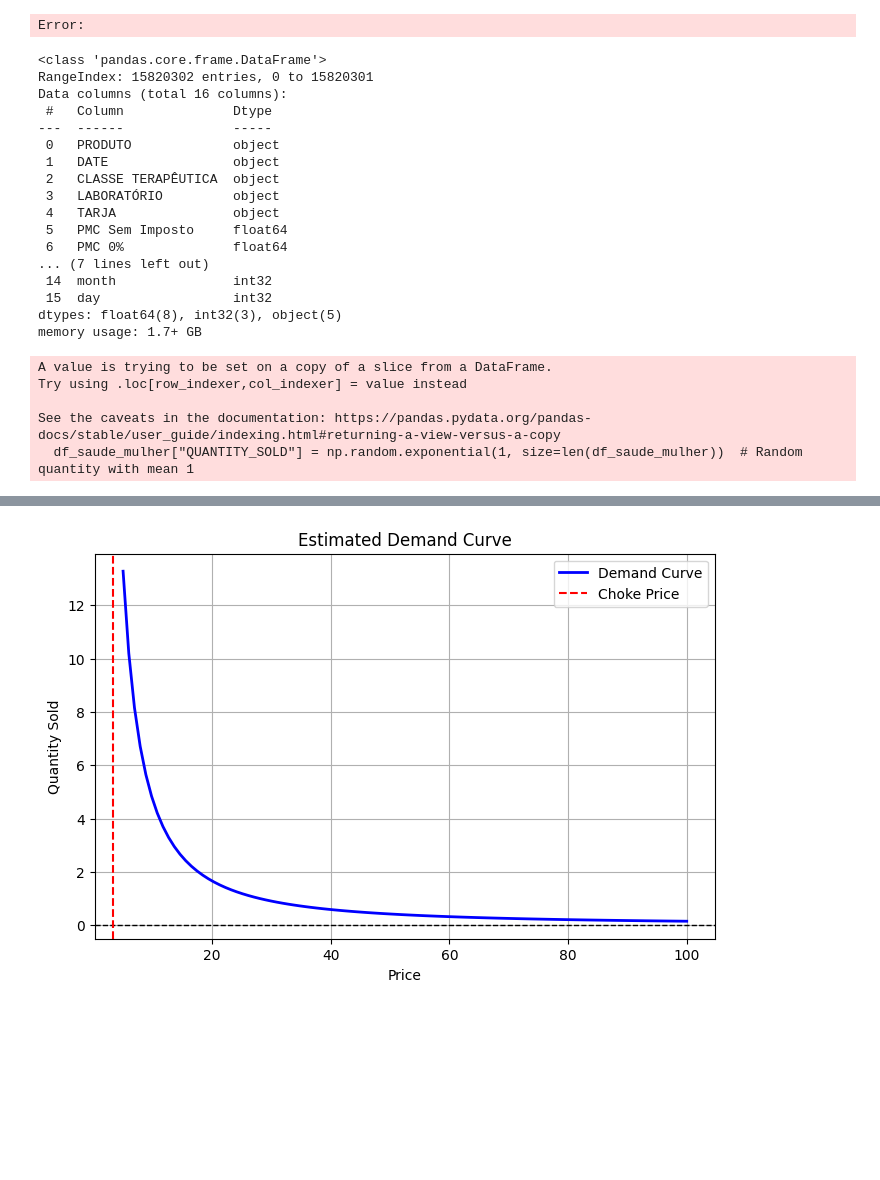
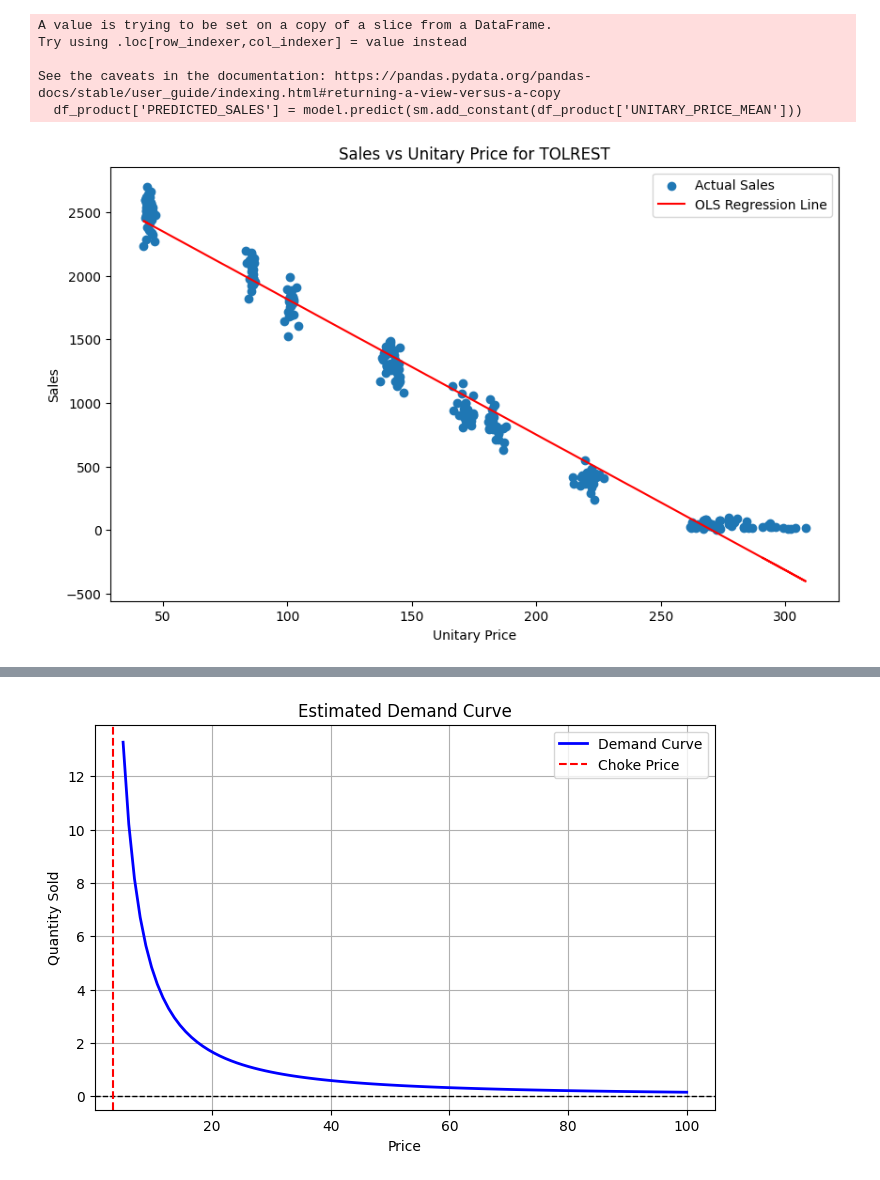
Before and after one commit to Jailsonrs/PricingSLM, a Jupyter notebook: models/modelling.ipynb, the cells around one changed output, grey strips where cells are left out. Drawn from its saved outputs; the diff is of its cells as text; code cells hidden in the pictures; blank space fills up the shorter version.

Commit message:
elasticity modelling

```diff
--- a/models/modelling.ipynb
+++ b/models/modelling.ipynb
@@ -120,0 +19,2 @@ See the caveats in the documentation: https://pandas.pydata.org/pandas-docs/stab
+# %%
+df_train_less_500k["REVENUE"] = df_train_less_500k["UNITARY_PRICE"] * df_train_less_500k["QUANTITY_SOLD"]
@@ -121,19 +27,24 @@ See the caveats in the documentation: https://pandas.pydata.org/pandas-docs/stab
 # %%
 # Generate a slope for each unique product in order of appearance
+
+intercept = 40
+error_std = 5
 product_slopes = pd.Series(
-    np.random.uniform(-1.5, -0.1, size=df_train['PRODUTO'].nunique()),
-    index=df_train['PRODUTO'].unique()
+    np.random.uniform(-1.2, -0.1, size = df_train_less_500k['PRODUTO'].nunique()),
+    index=df_train_less_500k['PRODUTO'].unique()
 )
 
 # Generate noise for each product group (aligned with original DataFrame)
-noise = df_train.groupby('PRODUTO', sort=False)['PRODUTO'].transform(
-    lambda x: np.random.normal(60, 3, len(x))
+noise = df_train_less_500k.groupby('PRODUTO', sort=False)['PRODUTO'].transform(
+    lambda x: np.random.normal(60, 15, len(x))
 )
 
 # Vectorized computation of QUANTITY_SOLD with non-negativity constraint
-df_train['QUANTITY_SOLD'] = np.maximum(
+df_train_less_500k['QUANTITY_SOLD'] = np.maximum(
     0,  # Ensure quantity sold is at least 0
-    intercept
-    + df_train['PRODUTO'].map(product_slopes) * df_train['UNITARY_PRICE']
-    + noise
+    np.round(  # Round to nearest integer
+        intercept
+        + df_train_less_500k['PRODUTO'].map(product_slopes) * df_train_less_500k['UNITARY_PRICE']
+        + noise
+    )
 )
@@ -139,0 +57,9 @@ df_train['QUANTITY_SOLD'] = np.maximum(
+# %%
+df_train_less_500k_positive_sales = df_train_less_500k[df_train_less_500k['QUANTITY_SOLD']>0]
+# %%
+df_train_grouped = df_train_less_500k_positive_sales.groupby(["PRODUTO","PMC Sem Imposto","month","year","LABORATÓRIO", "CLASSE TERAPÊUTICA","TARJA"]).agg(
+    UNITARY_PRICE_MEAN=("UNITARY_PRICE", "mean"),
+    QUANTITY_SOLD_TOTAL=("QUANTITY_SOLD", "sum"),
+    TOTAL_REVENUE=("REVENUE", "sum")).reset_index()
+
+df_train_grouped[df_train_grouped['PRODUTO'] == 'TOLREST']
@@ -140,52 +100,28 @@ df_train['QUANTITY_SOLD'] = np.maximum(
 # %%
 #Choose one product, for example, 'BAYCUTEN N'
 
-product_name = 'A SAÚDE DA MULHER'
-df_product = df_train[df_train['PRODUTO'] == product_name]
+product_name = 'TOLREST'
+df_product = df_train_grouped[df_train_grouped['PRODUTO'] == product_name]
 
 # Fit an OLS model
-model = sm.OLS(df_product['QUANTITY_SOLD'], sm.add_constant(df_product['UNITARY_PRICE'])).fit()
+model = sm.OLS(df_product['QUANTITY_SOLD_TOTAL'], sm.add_constant(df_product['UNITARY_PRICE_MEAN'])).fit()
 
 # Predict the values
-df_product['PREDICTED_SALES'] = model.predict(sm.add_constant(df_product['UNITARY_PRICE']))
+df_product['PREDICTED_SALES'] = model.predict(sm.add_constant(df_product['UNITARY_PRICE_MEAN']))
 
 # Plot the scatterplot with the regression line
 plt.figure(figsize=(10, 6))
-plt.scatter(df_product['UNITARY_PRICE'], df_product['QUANTITY_SOLD'], label='Actual Sales')
-plt.plot(df_product['UNITARY_PRICE'], df_product['PREDICTED_SALES'], color='red', label='OLS Regression Line')
+plt.scatter(df_product['UNITARY_PRICE_MEAN'], df_product['QUANTITY_SOLD_TOTAL'], label='Actual Sales')
+plt.plot(df_product['UNITARY_PRICE_MEAN'], df_product['PREDICTED_SALES'], color='red', label='OLS Regression Line')
 plt.xlabel('Unitary Price')
 plt.ylabel('Sales')
 plt.title(f'Sales vs Unitary Price for {product_name}')
 plt.legend()
 plt.show()
 # %% [output]
-Error:
+A value is trying to be set on a copy of a slice from a DataFrame.
+Try using .loc[row_indexer,col_indexer] = value instead
+
+See the caveats in the documentation: https://pandas.pydata.org/pandas-docs/stable/user_guide/indexing.html#returning-a-view-versus-a-copy
+  df_product['PREDICTED_SALES'] = model.predict(sm.add_constant(df_product['UNITARY_PRICE_MEAN']))
+[figure, added]
-# %%
-#df_train[df_train['QUANTITY_SOLD'] > 0 ]
-df_train.info()
-# %% [output]
-<class 'pandas.core.frame.DataFrame'>
-RangeIndex: 15820302 entries, 0 to 15820301
-Data columns (total 16 columns):
- #   Column              Dtype
----  ------              -----
- 0   PRODUTO             object
- 1   DATE                object
- 2   CLASSE TERAPÊUTICA  object
- 3   LABORATÓRIO         object
- 4   TARJA               object
- 5   PMC Sem Imposto     float64
- 6   PMC 0%              float64
-... (7 lines left out)
- 14  month               int32
- 15  day                 int32
-dtypes: float64(8), int32(3), object(5)
-memory usage: 1.7+ GB
-# %%
-df_saude_mulher["QUANTITY_SOLD"] = np.random.exponential(1, size=len(df_saude_mulher))  # Random quantity with mean 1
-# %% [output]
-A value is trying to be set on a copy of a slice from a DataFrame.
-Try using .loc[row_indexer,col_indexer] = value instead
-
-See the caveats in the documentation: https://pandas.pydata.org/pandas-docs/stable/user_guide/indexing.html#returning-a-view-versus-a-copy
-  df_saude_mulher["QUANTITY_SOLD"] = np.random.exponential(1, size=len(df_saude_mulher))  # Random quantity with mean 1
```
Also changed, not shown: parts of 13 cells of this notebook, 2 other files.
